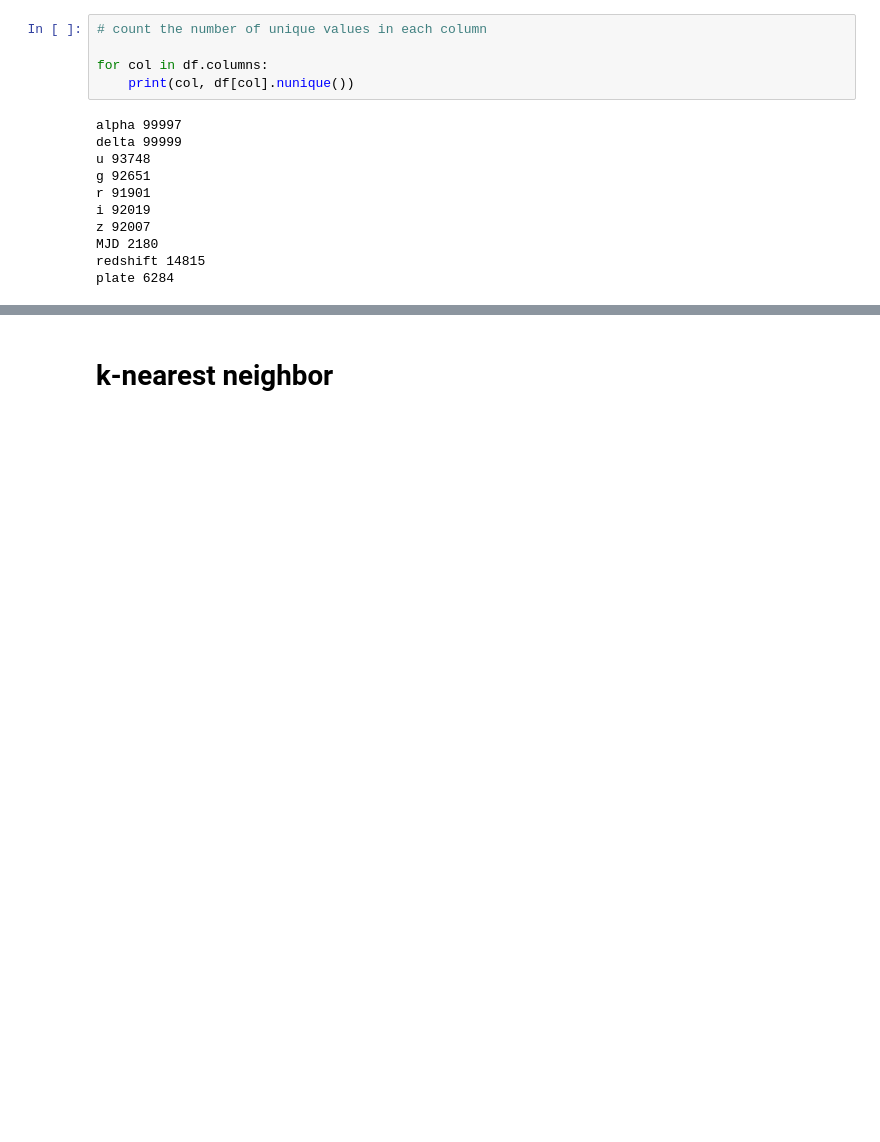
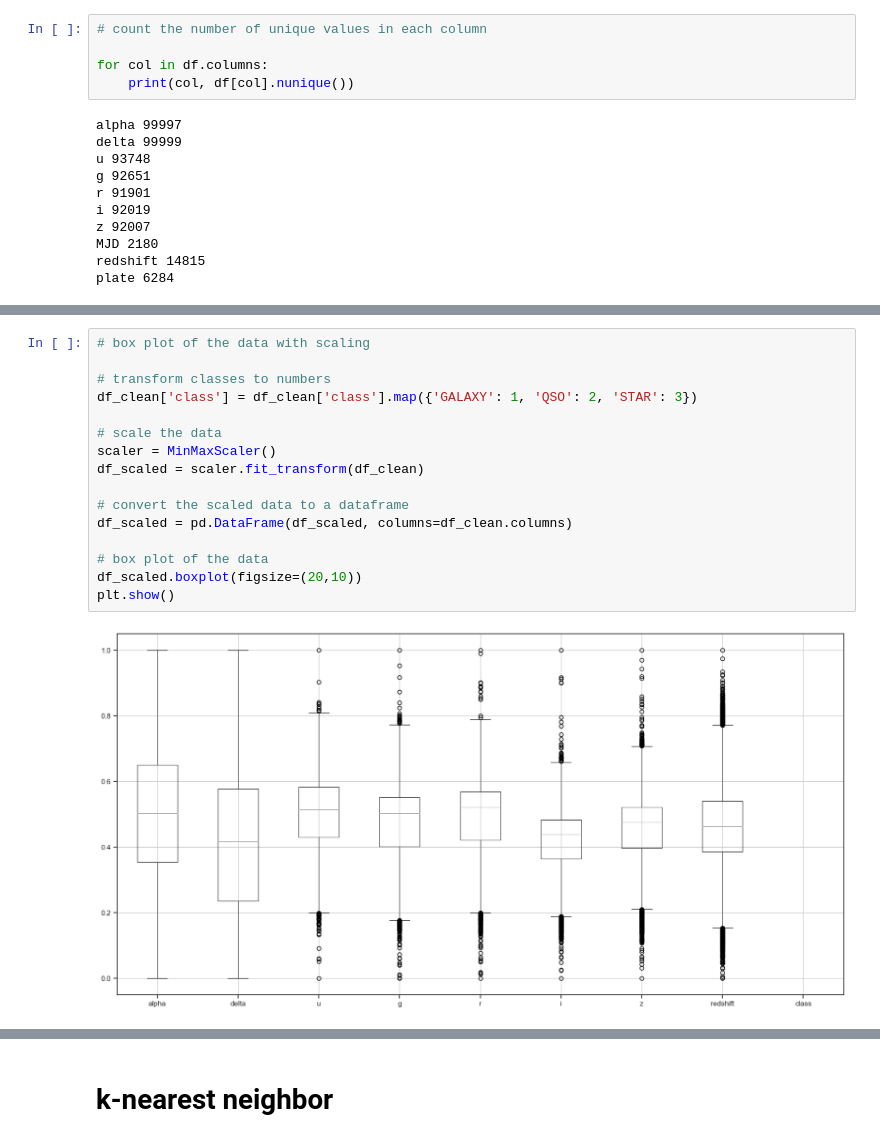
Before and after one commit to MaximosMp/IML_A2, a Jupyter notebook: IML_A2/dimensionality_reduction_a2.ipynb, the cells around one changed output, grey strips where cells are left out. Cells and saved outputs as stored; diff of their text form; blank space fills up the shorter version.

```diff
--- a/IML_A2/dimensionality_reduction_a2.ipynb
+++ b/IML_A2/dimensionality_reduction_a2.ipynb
@@ -40,0 +105,18 @@ plate 6284
+# %%
+# box plot of the data with scaling
+
+# transform classes to numbers
+df_clean['class'] = df_clean['class'].map({'GALAXY': 1, 'QSO': 2, 'STAR': 3})
+
+# scale the data
+scaler = MinMaxScaler()
+df_scaled = scaler.fit_transform(df_clean)
+
+# convert the scaled data to a dataframe
+df_scaled = pd.DataFrame(df_scaled, columns=df_clean.columns)
+
+# box plot of the data
+df_scaled.boxplot(figsize=(20,10))
+plt.show()
+# %% [output]
+[figure, added]
```
Also changed, not shown: parts of 11 cells of this notebook.
